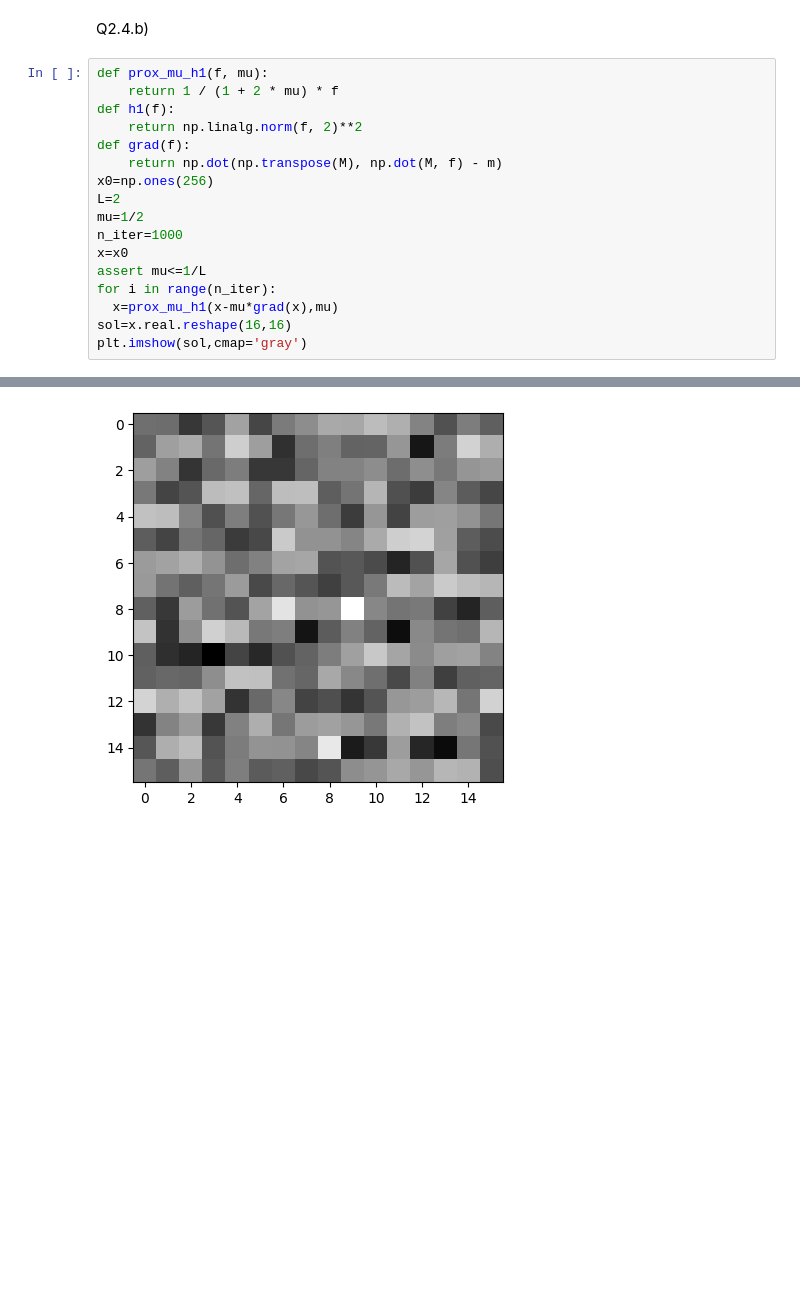
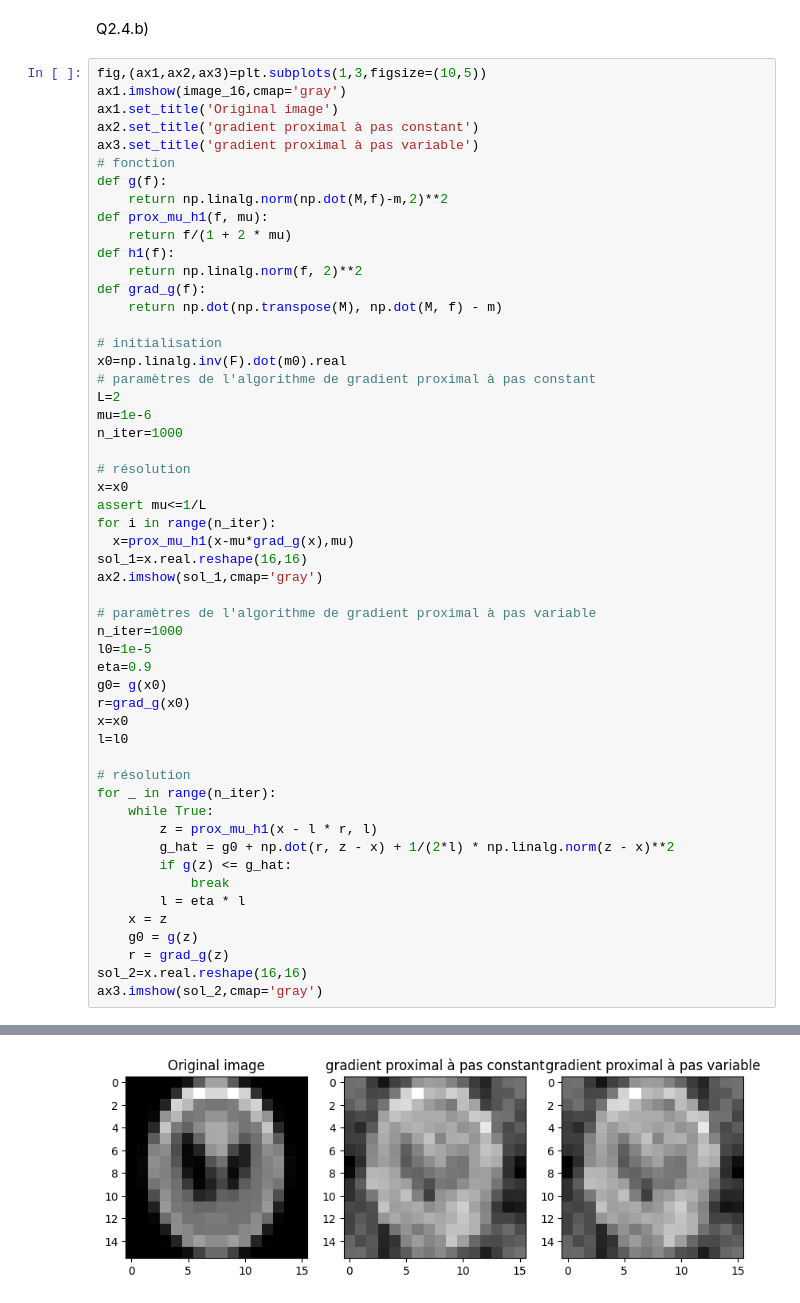
Before and after one commit to VDeumier/Projet_UE11, a Jupyter notebook: projet-opti-ts/X-Ray Tomography.ipynb, the cells around one changed output, grey strips where cells are left out. Saved outputs shown, nothing was run; the diff lists cells and outputs as text; blank space fills up the shorter version.

```diff
--- a/projet-opti-ts/X-Ray Tomography.ipynb
+++ b/projet-opti-ts/X-Ray Tomography.ipynb
@@ -379,22 +379,58 @@ $$ \frac{1}{2} \left\| Mf^* - m \right\|^2 + \mu \left\| f^* \right\|_{TV} = \fr
 # %% [markdown]
 Q2.4.b)
 # %%
+fig,(ax1,ax2,ax3)=plt.subplots(1,3,figsize=(10,5))
+ax1.imshow(image_16,cmap='gray')
+ax1.set_title('Original image')
+ax2.set_title('gradient proximal à pas constant')
+ax3.set_title('gradient proximal à pas variable')
+# fonction
+def g(f):
+    return np.linalg.norm(np.dot(M,f)-m,2)**2
 def prox_mu_h1(f, mu):
-    return 1 / (1 + 2 * mu) * f
+    return f/(1 + 2 * mu)
 def h1(f):
     return np.linalg.norm(f, 2)**2
-def grad(f):
+def grad_g(f):
     return np.dot(np.transpose(M), np.dot(M, f) - m)
-x0=np.ones(256)
+
+# initialisation
+x0=np.linalg.inv(F).dot(m0).real
+# paramètres de l'algorithme de gradient proximal à pas constant
 L=2
-mu=1/2
+mu=1e-6
 n_iter=1000
+
+# résolution
 x=x0
 assert mu<=1/L
 for i in range(n_iter):
-  x=prox_mu_h1(x-mu*grad(x),mu)
-sol=x.real.reshape(16,16)
-plt.imshow(sol,cmap='gray')
+  x=prox_mu_h1(x-mu*grad_g(x),mu)
+sol_1=x.real.reshape(16,16)
+ax2.imshow(sol_1,cmap='gray')
+
+# paramètres de l'algorithme de gradient proximal à pas variable
+n_iter=1000
+l0=1e-5
+eta=0.9
+g0= g(x0)
+r=grad_g(x0)
+x=x0
+l=l0
+
+# résolution
+for _ in range(n_iter):
+    while True:
+        z = prox_mu_h1(x - l * r, l)
+        g_hat = g0 + np.dot(r, z - x) + 1/(2*l) * np.linalg.norm(z - x)**2
+        if g(z) <= g_hat:
+            break
+        l = eta * l
+    x = z
+    g0 = g(z)
+    r = grad_g(z)
+sol_2=x.real.reshape(16,16)
+ax3.imshow(sol_2,cmap='gray')
 # %% [output]
 <matplotlib.image.AxesImage at 0x...>
-[figure, old version]
+[figure, new version]
```
